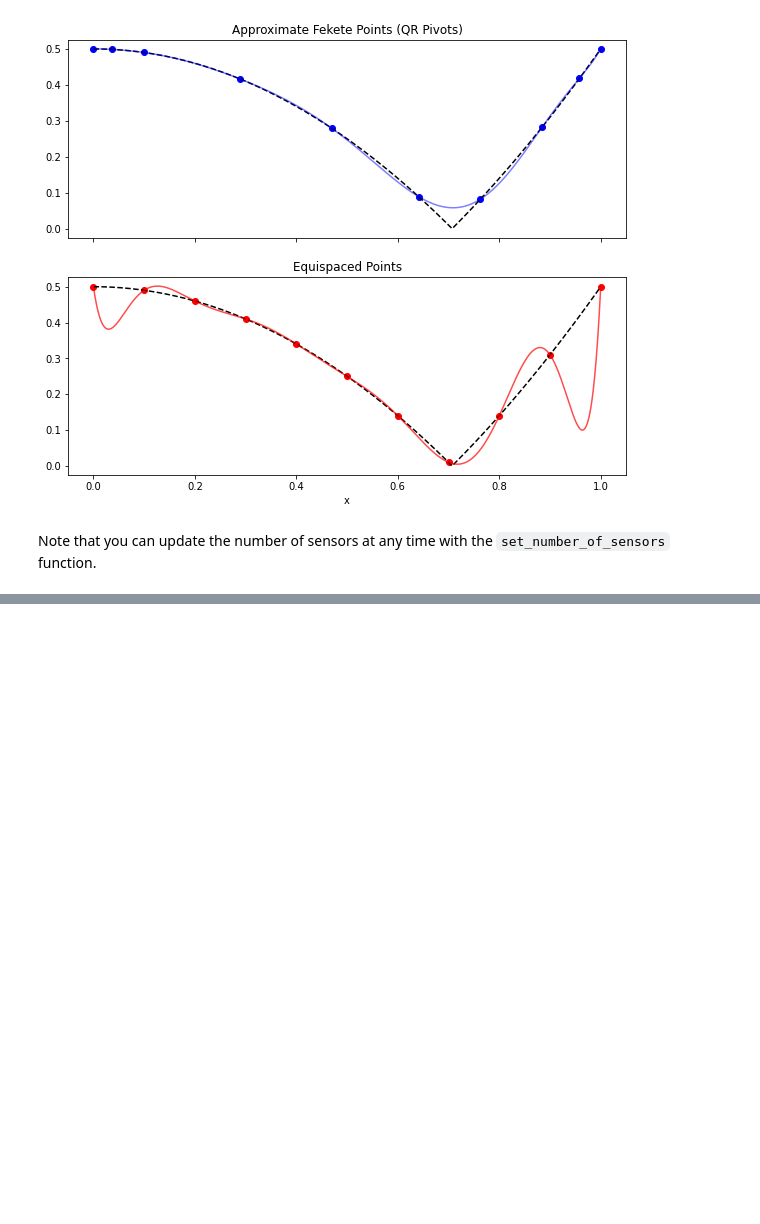
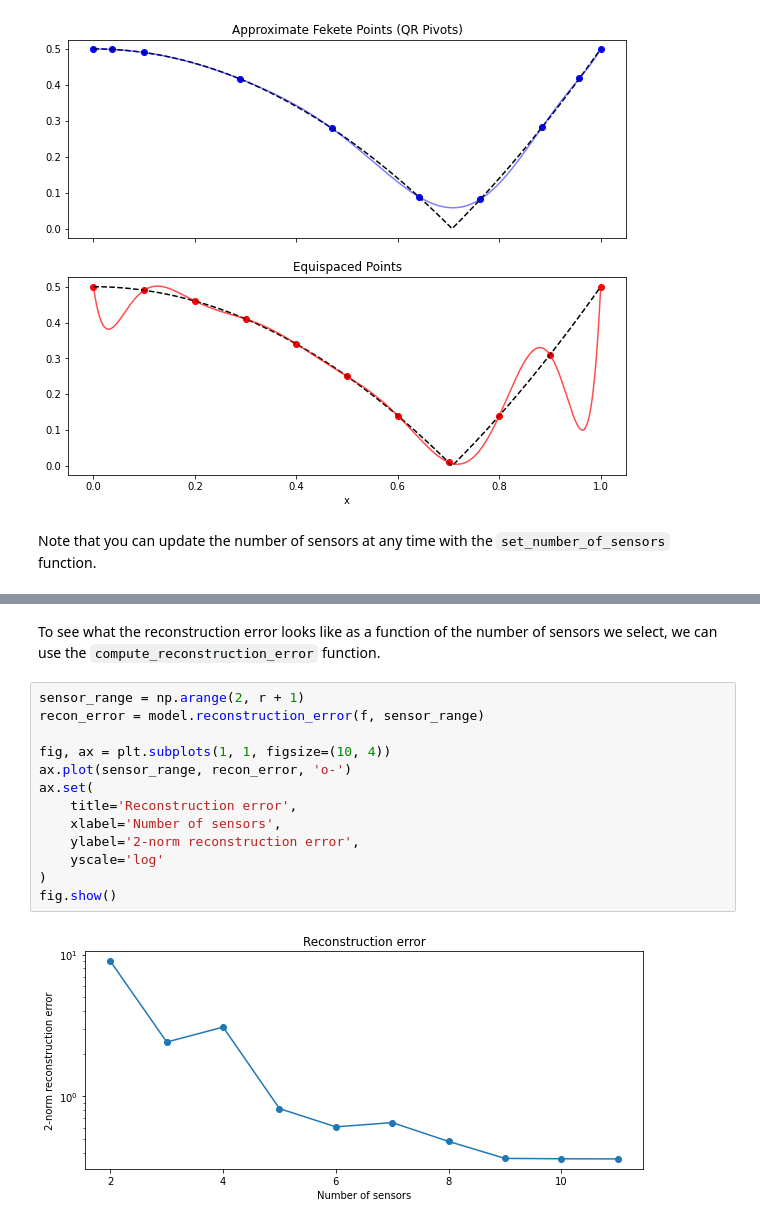
Before and after one commit to dynamicslab/pysensors, a Jupyter notebook: examples/vandermonde.ipynb, the cells around one changed output, grey strips where cells are left out. Cells and saved outputs as stored; diff of their text form; blank space fills up the shorter version.

Commit message:
Example of checking reconstruction error

```diff
--- a/examples/vandermonde.ipynb
+++ b/examples/vandermonde.ipynb
@@ -80,0 +81,17 @@ fig.show()
+# %% [markdown]
+To see what the reconstruction error looks like as a function of the number of sensors we select, we can use the `compute_reconstruction_error` function.
+# %%
+sensor_range = np.arange(2, r + 1)
+recon_error = model.reconstruction_error(f, sensor_range)
+
+fig, ax = plt.subplots(1, 1, figsize=(10, 4))
+ax.plot(sensor_range, recon_error, 'o-')
+ax.set(
+    title='Reconstruction error',
+    xlabel='Number of sensors',
+    ylabel='2-norm reconstruction error',
+    yscale='log'
+)
+fig.show()
+# %% [output]
+[figure, added]
```
Also changed, not shown: parts of 1 cell of this notebook.
